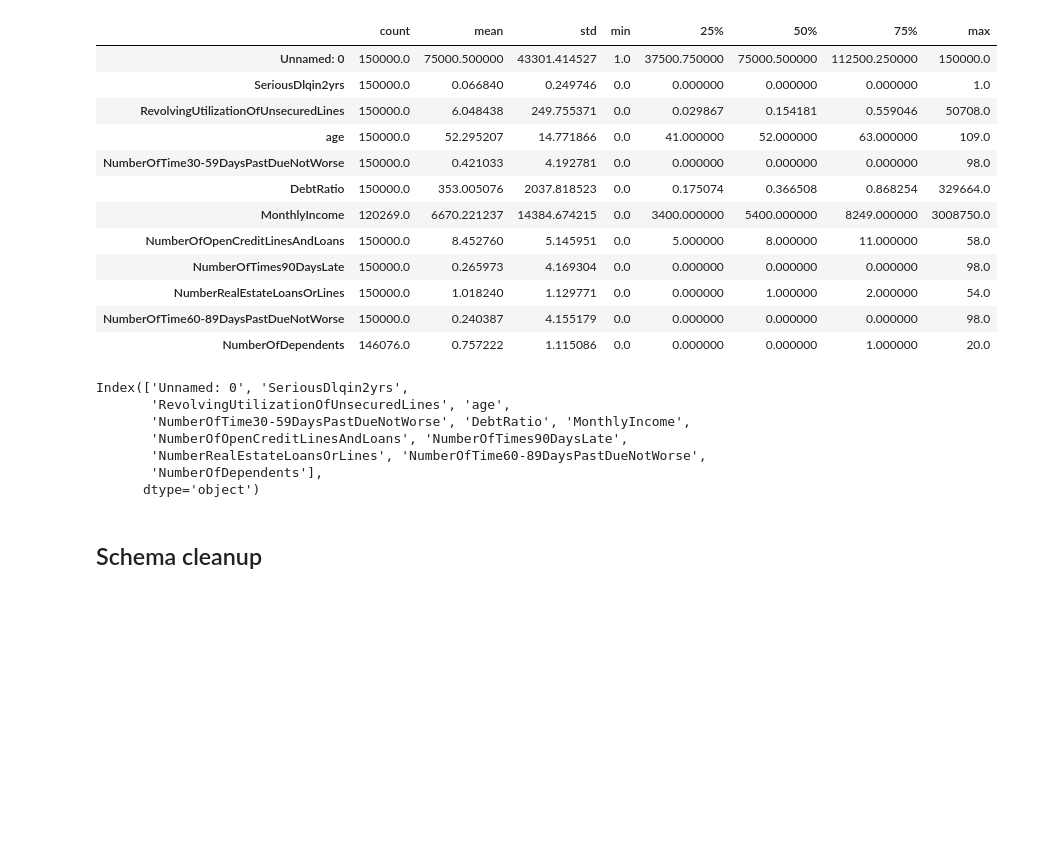
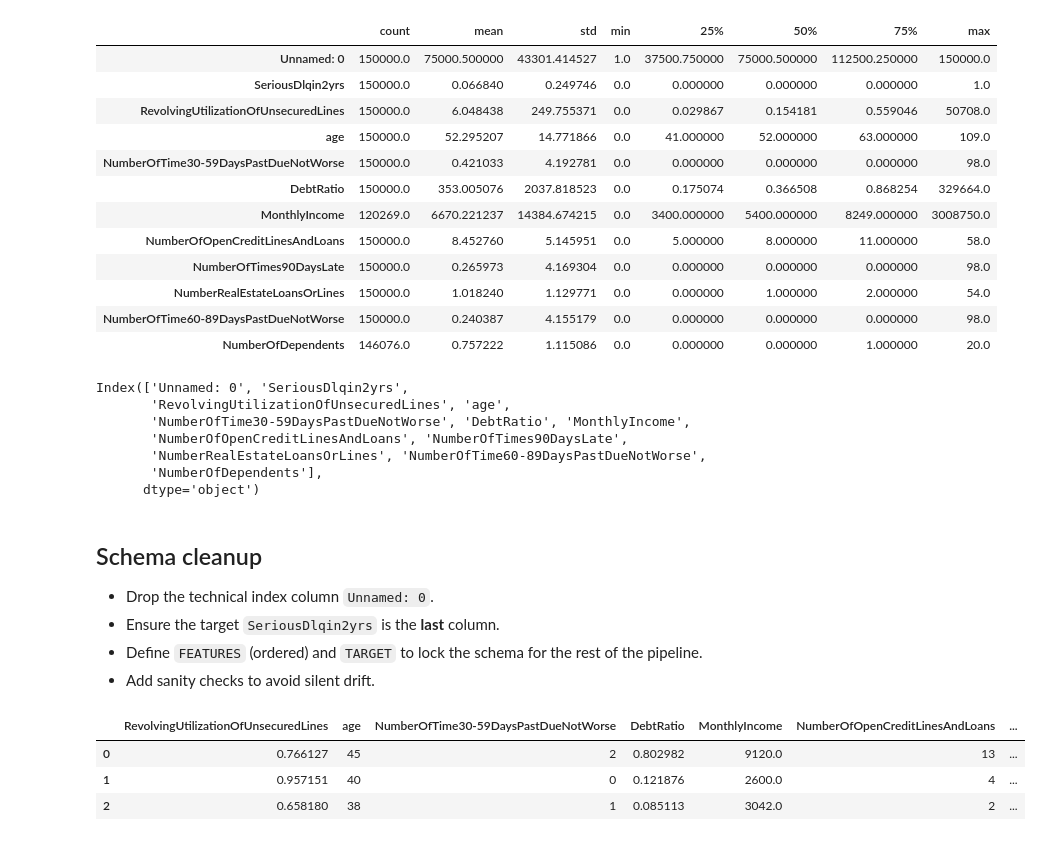
Before and after one commit to Zakariajava/GiveMeSomeCredit, a Jupyter notebook: notebooks/gmsc_baseline.ipynb, the cells around one changed output. Cells and saved outputs as stored; diff of their text form; code cells hidden in the pictures; blank space fills up the shorter version.

```diff
--- a/notebooks/gmsc_baseline.ipynb
+++ b/notebooks/gmsc_baseline.ipynb
@@ -115,3 +115,24 @@ Index(['Unnamed: 0', 'SeriousDlqin2yrs',
       dtype='object')
 # %% [markdown]
 ## Schema cleanup
+
+- Drop the technical index column `Unnamed: 0`.
+- Ensure the target `SeriousDlqin2yrs` is the **last** column.
+- Define `FEATURES` (ordered) and `TARGET` to lock the schema for the rest of the pipeline.
+- Add sanity checks to avoid silent drift.
+# %%
+TARGET = "SeriousDlqin2yrs"
+# 1) Remove technical index column if present
+if "Unnamed: 0" in df.columns:
+    df.drop(columns=["Unnamed: 0"], inplace=True)
+
+# 2) Reorder so target is last
+feature_cols = [c for c in df.columns if c != TARGET]
+df = df[feature_cols + [TARGET]]
+# Preview to confirm visually
+display(df.head(3))
+# %% [output]
+|  | RevolvingUtilizationOfUnsecuredLines | age | NumberOfTime30-59DaysPastDueNotWorse | DebtRatio | MonthlyIncome | NumberOfOpenCreditLinesAndLoans | ... |
+| 0 | 0.766127 | 45 | 2 | 0.802982 | 9120.0 | 13 | ... |
+| 1 | 0.957151 | 40 | 0 | 0.121876 | 2600.0 | 4 | ... |
+| 2 | 0.658180 | 38 | 1 | 0.085113 | 3042.0 | 2 | ... |
```
Also changed, not shown: parts of 8 cells of this notebook, 1 other file.
